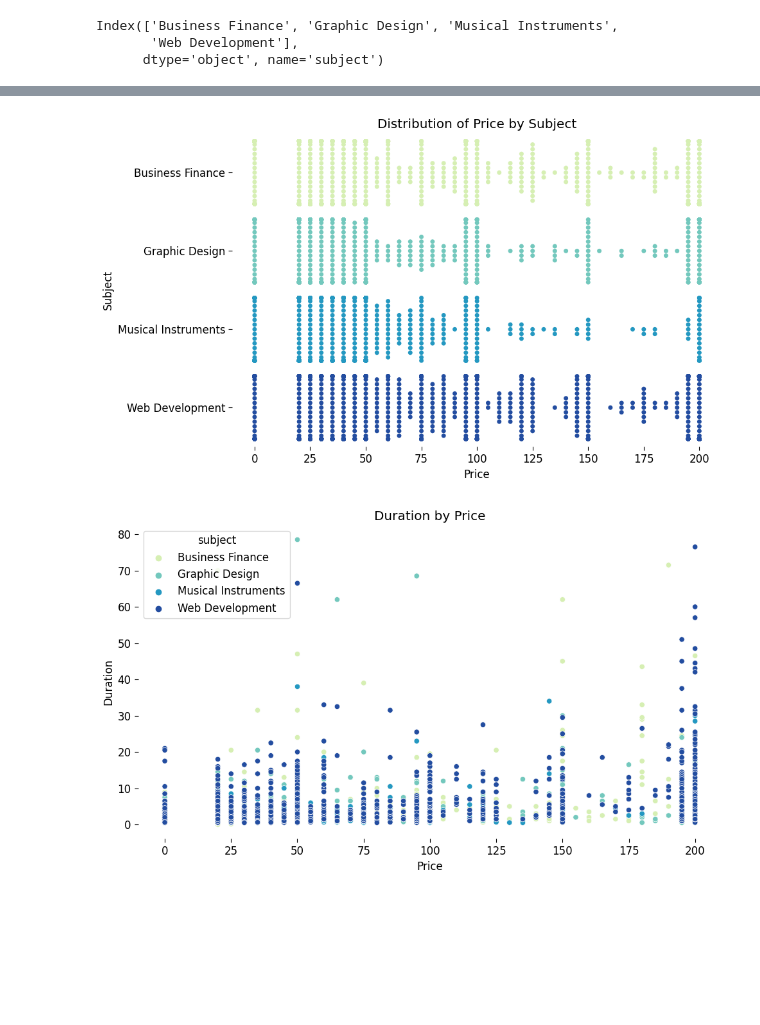
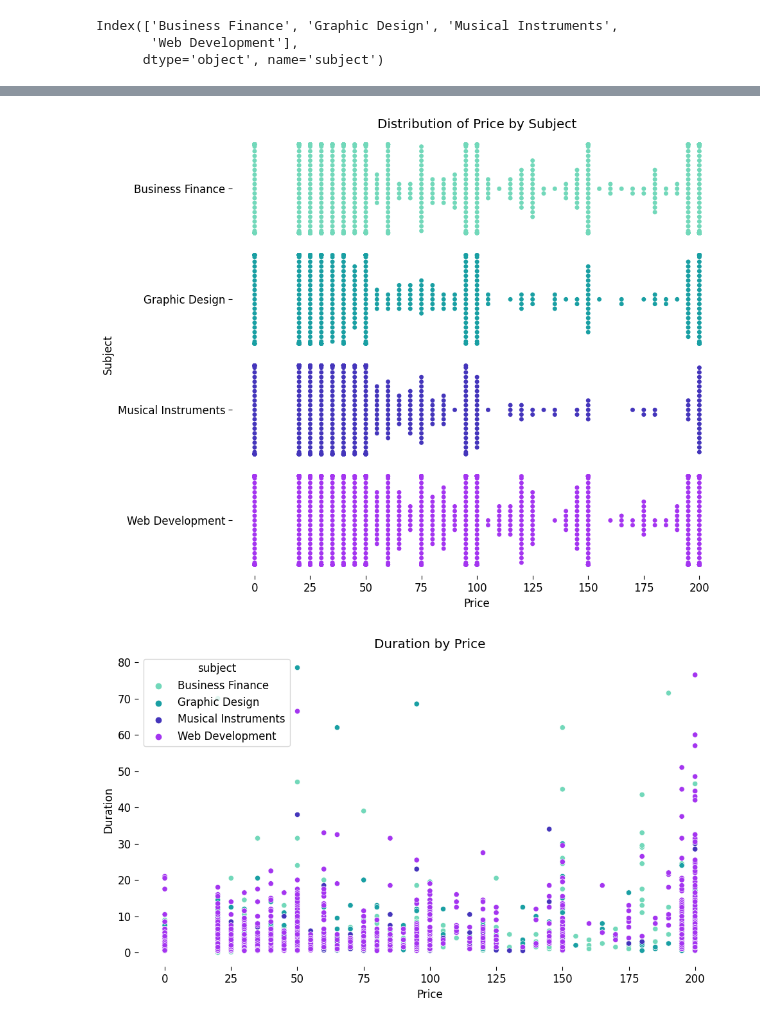
Before and after one commit to frm1789/100DaysOfPython, a Jupyter notebook: Coursera_analysis.ipynb, the cells around one changed output, grey strips where cells are left out. Drawn from its saved outputs; the diff is of its cells as text; code cells hidden in the pictures; blank space fills up the shorter version.

```diff
--- a/Coursera_analysis.ipynb
+++ b/Coursera_analysis.ipynb
@@ -167,11 +177,11 @@ plt.show()
 level_counts = df['level'].value_counts()
 # %%
 
-sns.set_palette("Set2")
+palette_ = ('#72D8BA','#199FA3','#4435BB','#A435F0')
 
 # Create a violin plot with custom aesthetics
 plt.figure(figsize=(10, 6))
-sns.barplot(data=level_counts, y=level_counts.values, x=level_counts.index, palette="YlGnBu")
+sns.barplot(data=level_counts, y=level_counts.values, x=level_counts.index, palette=palette_)
 sns.despine(left=True, bottom=True)
 
 # Customize labels and title
@@ -249,30 +282,30 @@ level_counts_by_subject_pct
 # %%
-sns.set_palette("Set2")
+palette_ = ('#72D8BA','#199FA3','#4435BB','#A435F0')
 
 # Create a violin plot with custom aesthetics
-plt.figure(figsize=(10, 6))
-sns.swarmplot(x=df["price"], y=df["subject"], palette="YlGnBu")
+plt.figure(figsize=(10, 8))
+sns.swarmplot(x=df["price"], y=df["subject"], palette=palette_)
 sns.despine(left=True, bottom=True)
 
 # Customize labels and title
 plt.xlabel("Price")
 plt.ylabel("Subject")
 plt.title("Distribution of Price by Subject")
 
 # Adjust the layout
 plt.tight_layout()
 
 # Show the plot
 plt.show()
 # %% [output]
-[figure, old version]
+[figure, new version]
 # %%
-sns.set_palette("Set2")
+palette_ = ('#72D8BA','#199FA3','#4435BB','#A435F0')
 
 # Create a violin plot with custom aesthetics
 plt.figure(figsize=(10, 6))
 
-sns.scatterplot(data=df, hue="subject", y='content_duration', x="price", palette="YlGnBu")
+sns.scatterplot(data=df, hue="subject", y='content_duration', x="price", palette=palette_)
 sns.despine(left=True, bottom=True)
 
 # Customize labels and title
@@ -286,4 +319,4 @@ plt.tight_layout()
 # Show the plot
 plt.show()
 # %% [output]
-[figure, old version]
+[figure, new version]
```
Also changed, not shown: parts of 14 cells of this notebook.
